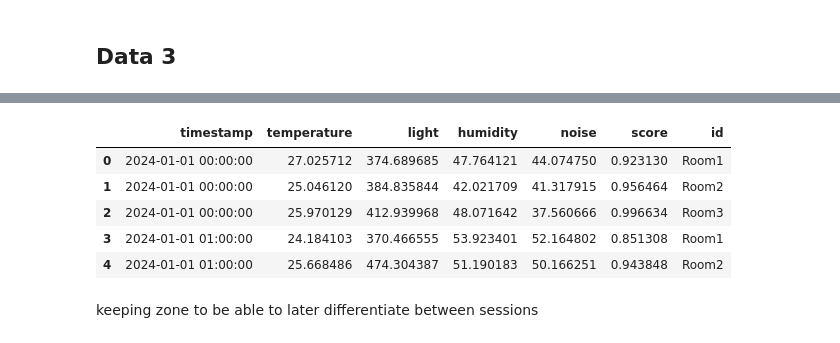
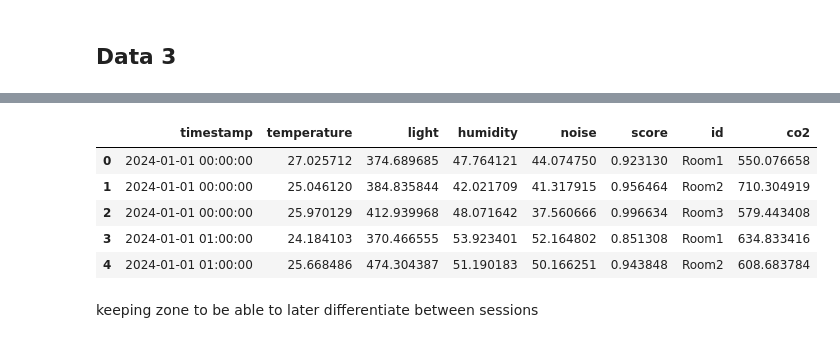
Before and after one commit to SEP4Real/SEP4, a Jupyter notebook: MAL/notebooks/1c_mock_data.ipynb, the cells around one changed output, grey strips where cells are left out. Saved outputs shown, nothing was run; the diff lists cells and outputs as text; code cells hidden in the pictures.

```diff
--- a/MAL/notebooks/1c_mock_data.ipynb
+++ b/MAL/notebooks/1c_mock_data.ipynb
@@ -157,16 +157,16 @@ data_3.head()
 | 4 | 2024-01-01 01:00:00 | S2 | Room2 | 25.668486 | 51.190183 | 608.683784 | 8.474166 | 474.304387 | 50.166251 | -0.168455 | ... |
 # %%
 # We only take columns we need
-data_3 = data_3[['Timestamp', 'Temp', 'Illuminance', 'Humidity', 'Sound','Comfort_Score', 'Zone']]
-data_3 = data_3.rename(columns={'Timestamp': 'timestamp', 'Temp': 'temperature', 'Illuminance': 'light', 'Humidity': 'humidity', 'Sound': 'noise', 'Comfort_Score': 'score', 'Zone':'id'})
+data_3 = data_3[['Timestamp', 'Temp', 'Illuminance', 'Humidity', 'Sound','Comfort_Score', 'Zone', 'CO2']]
+data_3 = data_3.rename(columns={'CO2': 'co2', 'Timestamp': 'timestamp', 'Temp': 'temperature', 'Illuminance': 'light', 'Humidity': 'humidity', 'Sound': 'noise', 'Comfort_Score': 'score', 'Zone':'id'})
 data_3.head()
 # %% [output]
-|  | timestamp | temperature | light | humidity | noise | score | id |
-| 0 | 2024-01-01 00:00:00 | 27.025712 | 374.689685 | 47.764121 | 44.074750 | 0.923130 | Room1 |
-| 1 | 2024-01-01 00:00:00 | 25.046120 | 384.835844 | 42.021709 | 41.317915 | 0.956464 | Room2 |
-| 2 | 2024-01-01 00:00:00 | 25.970129 | 412.939968 | 48.071642 | 37.560666 | 0.996634 | Room3 |
-| 3 | 2024-01-01 01:00:00 | 24.184103 | 370.466555 | 53.923401 | 52.164802 | 0.851308 | Room1 |
-| 4 | 2024-01-01 01:00:00 | 25.668486 | 474.304387 | 51.190183 | 50.166251 | 0.943848 | Room2 |
+|  | timestamp | temperature | light | humidity | noise | score | id | co2 |
+| 0 | 2024-01-01 00:00:00 | 27.025712 | 374.689685 | 47.764121 | 44.074750 | 0.923130 | Room1 | 550.076658 |
+| 1 | 2024-01-01 00:00:00 | 25.046120 | 384.835844 | 42.021709 | 41.317915 | 0.956464 | Room2 | 710.304919 |
+| 2 | 2024-01-01 00:00:00 | 25.970129 | 412.939968 | 48.071642 | 37.560666 | 0.996634 | Room3 | 579.443408 |
+| 3 | 2024-01-01 01:00:00 | 24.184103 | 370.466555 | 53.923401 | 52.164802 | 0.851308 | Room1 | 634.833416 |
+| 4 | 2024-01-01 01:00:00 | 25.668486 | 474.304387 | 51.190183 | 50.166251 | 0.943848 | Room2 | 608.683784 |
 # %% [markdown]
 keeping zone to be able to later differentiate between sessions
 # %%
```
Also changed, not shown: parts of 7 cells of this notebook.
